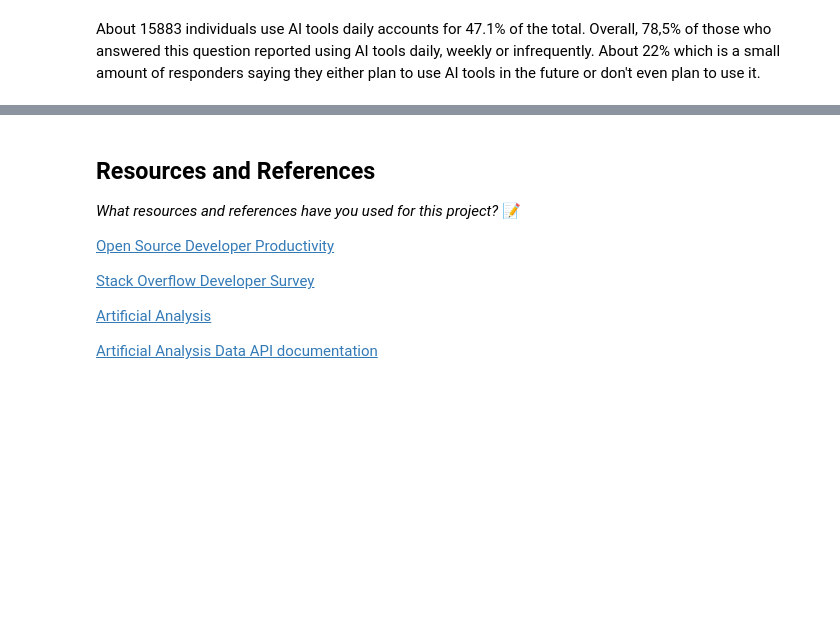
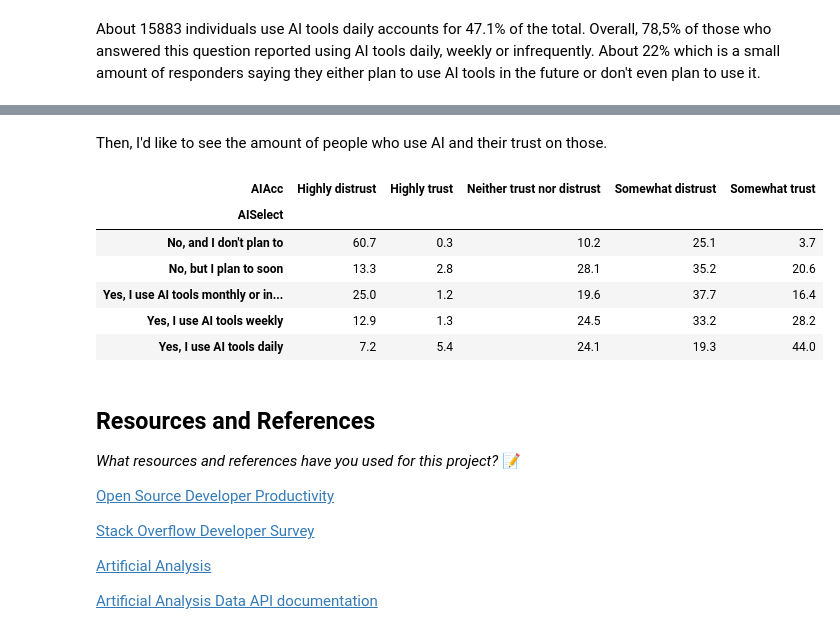
Before and after one commit to IT4063C-Fall2026/data-tech-analytics-final-project-canhkhoqua, a Jupyter notebook: source.ipynb, the cells around one changed output, grey strips where cells are left out. Drawn from its saved outputs; the diff is of its cells as text; code cells hidden in the pictures; blank space fills up the shorter version.

Commit message:
plot Trust in AI Accuracy by AI Usage

```diff
--- a/source.ipynb
+++ b/source.ipynb
@@ -530,0 +544,34 @@ About 15883 individuals use AI tools daily accounts for 47.1% of the total. Over
+# %% [markdown]
+Then, I'd like to see the amount of people who use AI and their trust on those.
+# %%
+#trust_counts = pd.crosstab(stackoverflow_trust_df["AISelect"],
+#                          stackoverflow_trust_df["AIAcc"])
+
+# Trust percentages
+trust_percent = pd.crosstab(
+    stackoverflow_trust_df["AISelect"],
+    stackoverflow_trust_df["AIAcc"],
+    normalize="index"
+) * 100
+
+# Reindex AI usage categories
+usage_order = [
+    "No, and I don't plan to",
+    "No, but I plan to soon",
+    "Yes, I use AI tools monthly or infrequently",
+    "Yes, I use AI tools weekly",
+    "Yes, I use AI tools daily"
+]
+trust_percent = trust_percent.reindex(usage_order)
+
+trust_percent = trust_percent.round(1)
+
+trust_percent
+# %% [output]
+| AIAcc | Highly distrust | Highly trust | Neither trust nor distrust | Somewhat distrust | Somewhat trust |
+| AISelect |  |  |  |  |  |
+| No, and I don't plan to | 60.7 | 0.3 | 10.2 | 25.1 | 3.7 |
+| No, but I plan to soon | 13.3 | 2.8 | 28.1 | 35.2 | 20.6 |
+| Yes, I use AI tools monthly or in... | 25.0 | 1.2 | 19.6 | 37.7 | 16.4 |
+| Yes, I use AI tools weekly | 12.9 | 1.3 | 24.5 | 33.2 | 28.2 |
+| Yes, I use AI tools daily | 7.2 | 5.4 | 24.1 | 19.3 | 44.0 |
```
Also changed, not shown: parts of 3 cells of this notebook.
